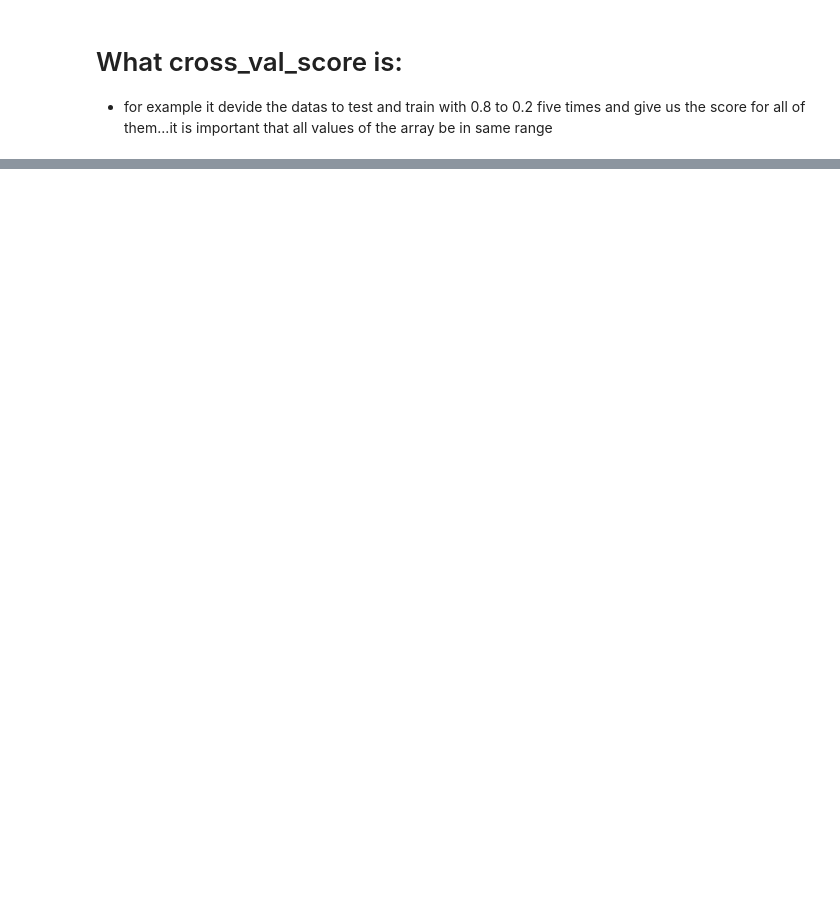
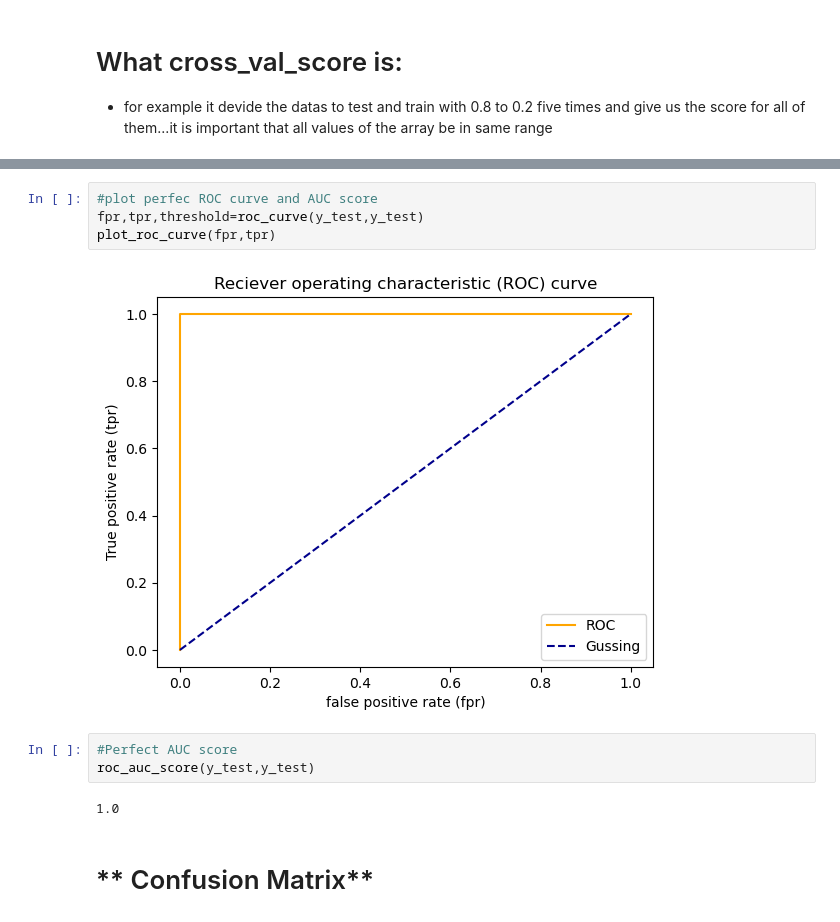
Before and after one commit to chialpp/ScikitLearn, a Jupyter notebook: scikit-learn-2.ipynb, the cells around one changed output, grey strips where cells are left out. Drawn from its saved outputs; the diff is of its cells as text; blank space fills up the shorter version.

```diff
--- a/scikit-learn-2.ipynb
+++ b/scikit-learn-2.ipynb
@@ -199,0 +298,13 @@ model.score(x_test,y_test)
+# %%
+#plot perfec ROC curve and AUC score
+fpr,tpr,threshold=roc_curve(y_test,y_test)
+plot_roc_curve(fpr,tpr)
+# %% [output]
+[figure, added]
+# %%
+#Perfect AUC score
+roc_auc_score(y_test,y_test)
+# %% [output]
+1.0
+# %% [markdown]
+# ** Confusion Matrix**
```
Also changed, not shown: parts of 11 cells of this notebook.
